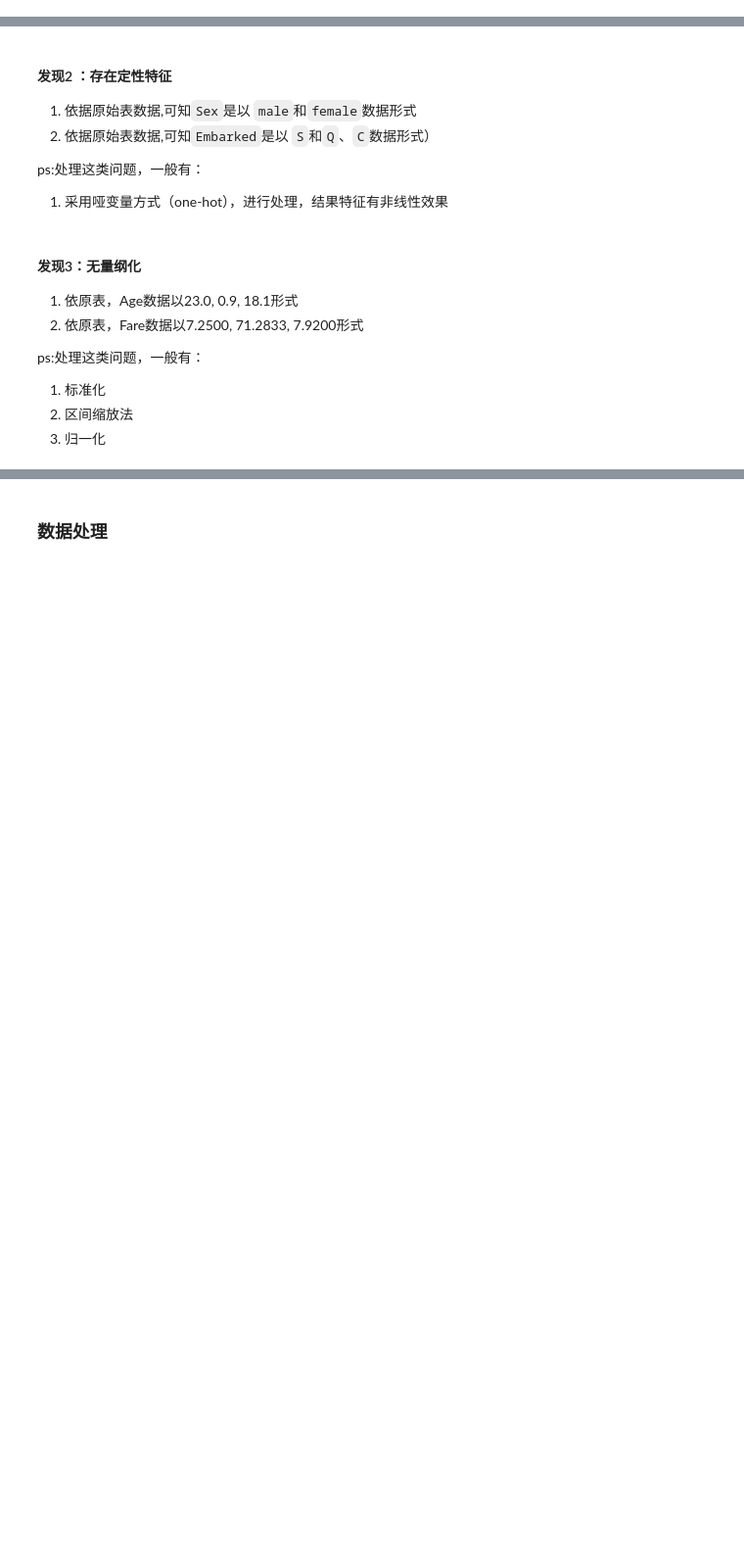
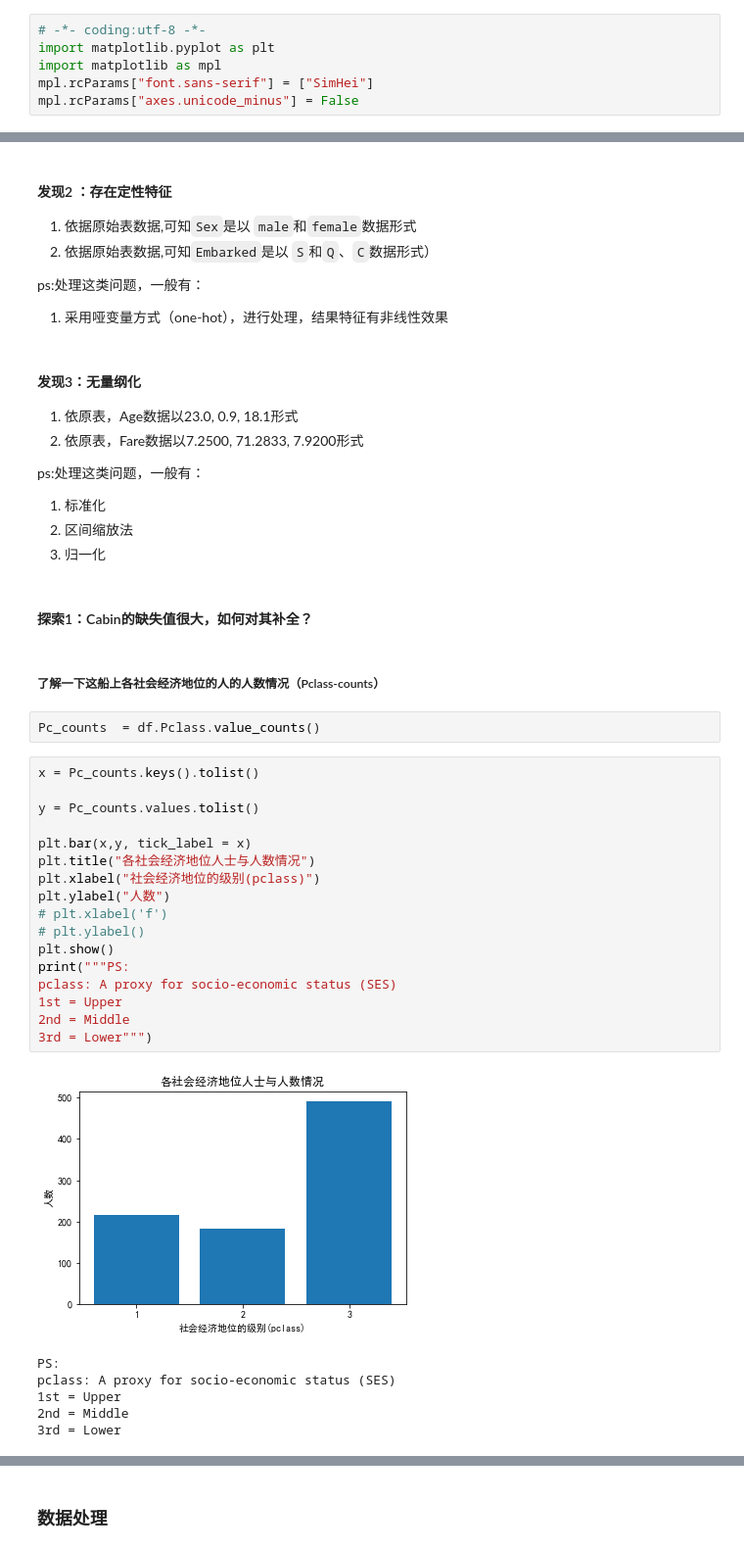
Before and after one commit to JunDaTang/try-kaggle, a Jupyter notebook: Titanic/titanic.ipynb, the cells around one changed output, grey strips where cells are left out. Shown at 98% size. Saved outputs shown, nothing was run; the diff lists cells and outputs as text; blank space fills up the shorter version.

```diff
--- a/Titanic/titanic.ipynb
+++ b/Titanic/titanic.ipynb
@@ -7,0 +9,6 @@ import numpy as np
+# %%
+# -*- coding:utf-8 -*-
+import matplotlib.pyplot as plt
+import matplotlib as mpl
+mpl.rcParams["font.sans-serif"] = ["SimHei"]
+mpl.rcParams["axes.unicode_minus"] = False
@@ -123,3 +133,33 @@ ps:处理这类问题，一般有：
 1. 标准化
 2. 区间缩放法
 3. 归一化
+# %% [markdown]
+#### 探索1：Cabin的缺失值很大，如何对其补全？
+# %% [markdown]
+##### 了解一下这船上各社会经济地位的人的人数情况（Pclass-counts）
+# %%
+Pc_counts  = df.Pclass.value_counts()
+# %%
+x = Pc_counts.keys().tolist()
+
+y = Pc_counts.values.tolist()
+
+plt.bar(x,y, tick_label = x)
+plt.title("各社会经济地位人士与人数情况")
+plt.xlabel("社会经济地位的级别(pclass)")
+plt.ylabel("人数")
+# plt.xlabel('f')
+# plt.ylabel()
+plt.show()
+print("""PS:
+pclass: A proxy for socio-economic status (SES)
+1st = Upper
+2nd = Middle
+3rd = Lower""")
+# %% [output]
+[figure, added]
+PS:
+pclass: A proxy for socio-economic status (SES)
+1st = Upper
+2nd = Middle
+3rd = Lower
```
Also changed, not shown: parts of 34 cells of this notebook, 4 other files.
